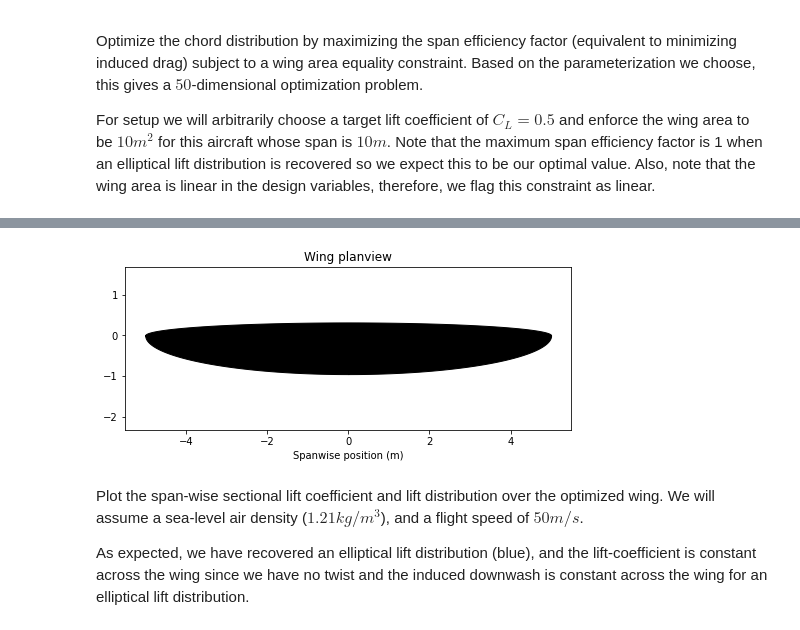
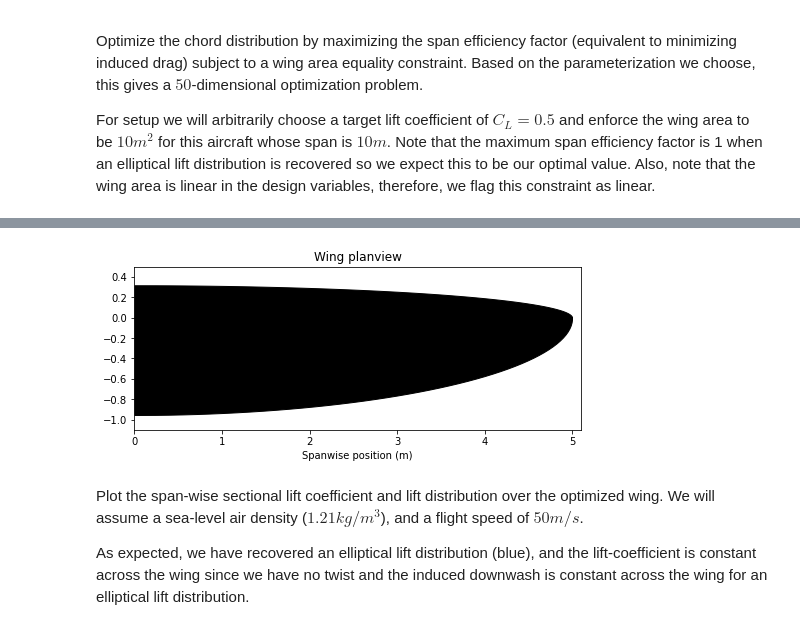
Before and after one commit to treforevans/torchMDO, a Jupyter notebook: examples/wing_aerodynamic_optimization.ipynb, the cells around one changed output, grey strips where cells are left out. Saved outputs shown, nothing was run; the diff lists cells and outputs as text; code cells hidden in the pictures.

```diff
--- a/examples/wing_aerodynamic_optimization.ipynb
+++ b/examples/wing_aerodynamic_optimization.ipynb
@@ -21,7 +29,7 @@ In the `__init__` constructor, we initialize the wing as a square wing with cons
 class Wing(torchmdo.Model):
     def __init__(self, Cl_target: float, num_discretize: int):
         self.span = 10.0 # 10 m span
-        # establish a computational grid (using the lifting line change of variables)
+        # establish a computational grid (using the lifting-line change of variables)
         self.section_endpoints = -self.span/2 * torch.cos(
             torch.linspace(torch.pi / 2, torch.pi, num_discretize + 1))
         self.section_lengths = torch.diff(self.section_endpoints)
@@ -35,7 +43,6 @@ class Wing(torchmdo.Model):
         self.Cl_target = torch.as_tensor(Cl_target)
 
     def compute(self) -> None:
-        """ compute the induced drag coefficient for the wing. """
         # compute the wing area for the full wing (both halves)
         self.wing_area = 2*torch.sum(self.section_lengths * self.chords)
         # compute the induced drag coefficient and span efficiency factor
@@ -51,19 +59,23 @@ Define a function to plot the wing planview.
 # %%
-def plot(wing: Wing):
+def plot(wing: Wing, save_fname=None):
     """ plot the wing assuming the spar is at 1/4 chord. """
-    plt.figure(figsize=(8,3))
+    plt.figure("wing", figsize=(8,3))
+    plt.clf(); plt.cla();
     plt.title("Wing planview")
-    # layout right wing
     x = torch.cat([wing.section_midpoints, torch.flip(wing.section_midpoints, (0,))])
     y = torch.cat([0.25*wing.chords, -0.75*torch.flip(wing.chords, (0,))])
-    # make sure the root is closed
-    x[0] = x[-1] = 0.0
-    # combine it with the left wing
-    x = torch.cat([-torch.flip(x, (0,)), x])
-    y = torch.cat([torch.flip(y.detach(), (0,)), y])
+    x[0] = x[-1] = 0.0 # make sure the root is closed
     plt.fill_between(x, y.detach(), color='k')
     plt.xlabel("Spanwise position (m)")
-    plt.axis('equal')
+    plt.xlim([0, 5.1])
+    plt.ylim([-1.1, 0.5])
+    if save_fname is not None:
+        plt.savefig(save_fname, dpi=150, bbox_inches='tight')
+
+def gif_callback(xk, res, optimizer):
+    optimizer.variables_tensor = torch.as_tensor(xk)
+    plot(wing=optimizer.model, save_fname="%03d_tmp.jpg" % res["niter"])
+    return optimizer.callback(xk, res)
 # %% [markdown]
 ## Optimize
 Optimize the chord distribution by maximizing the span efficiency factor (equivalent to minimizing induced drag) subject to a wing area equality constraint.
@@ -78,7 +90,7 @@ Also, note that the wing area is linear in the design variables, therefore, we f
 wing = Wing(Cl_target=0.5, num_discretize=50)
 optimizer = torchmdo.Optimizer(
     initial_design_variables=[torchmdo.DesignVariable(name="chords", lower=0.)],
-    compute_object=wing,
+    model=wing,
     objective=torchmdo.Maximize(name="span_efficiency_factor"),
     constraints=[
         torchmdo.Constraint(name="wing_area", lower=10.0, upper=10.0, linear=True),
@@ -86,4 +98,13 @@ optimizer = torchmdo.Optimizer(
 )
 optimizer.optimize(display_step=10)
 plot(wing)
+
+# the code below is only for creating a gif:
+# import imageio, os
+# res = optimizer.optimize(display_step=10,
+#     callback=lambda xk, res: gif_callback(xk, res, optimizer), maxiter=1000)
+# images = [imageio.v2.imread("%03d_tmp.jpg" % (i+1)) for i in range(res["niter"])]
+# imageio.mimwrite("wing_aerodynamic_optimization.gif", images, loop=0,
+#                  duration=[1.0] + [0.1]*(res["niter"]-1))
+# for i in range(res["niter"]): os.remove("%03d_tmp.jpg" % (i+1))
 # %% [output]
@@ -106,5 +127,5 @@ plot(wing)
 `gtol` termination condition is satisfied.
-[figure, old version]
+[figure, new version]
 # %% [markdown]
 Plot the span-wise sectional lift coefficient and lift distribution over the optimized wing.
 We will assume a sea-level air density ($1.21kg/m^3$),
```
Also changed, not shown: parts of 4 cells of this notebook, 9 other files.
